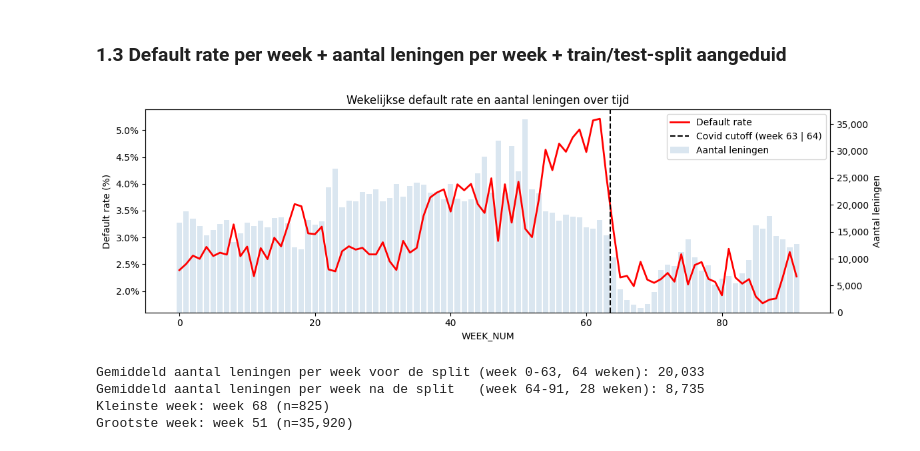
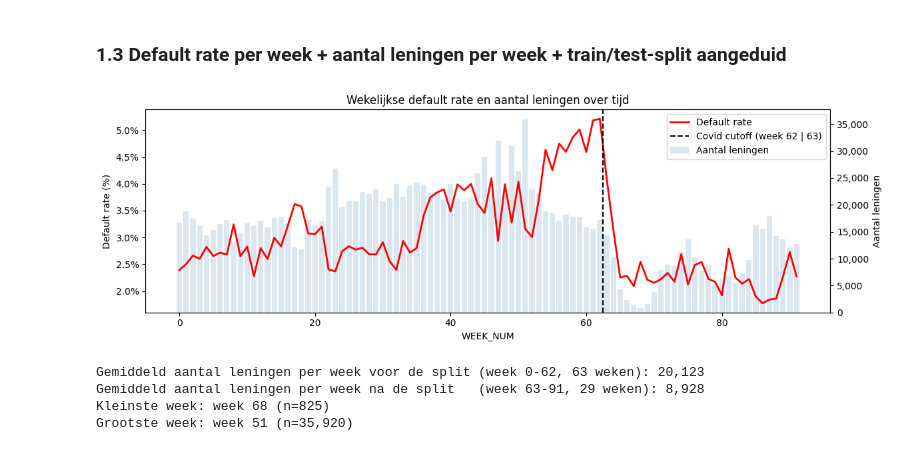
Before and after one commit to Jeanpierre69/casestudy-datamining, a Jupyter notebook: m1_data_understanding.ipynb, the cells around one changed output. Saved outputs shown, nothing was run; the diff lists cells and outputs as text; code cells hidden in the pictures.

```diff
--- a/m1_data_understanding.ipynb
+++ b/m1_data_understanding.ipynb
@@ -116,7 +116,7 @@ missing_table
 ### 1.3 Default rate per week + aantal leningen per week + train/test-split aangeduid
 # %%
 # Weekly default rate en aantal leningen per week (WEEK_NUM), met de train/test-split
-CUTOFF_WEEK = 63  # = laatste trainingsweek (zie m2_data_preparation)
+CUTOFF_WEEK = 62  # = laatste trainingsweek (zie m2_data_preparation)
 
 weekly = (
     df.groupby("WEEK_NUM")["target"]
@@ -145,35 +145,35 @@ ax1.set_zorder(ax2.get_zorder() + 1)
 ax1.patch.set_visible(False)
 
 # Covid cutoff line
 ax1.axvline(CUTOFF_WEEK + 0.5, color="black", linestyle="--", linewidth=1.5,
             zorder=4, label=f"Covid cutoff (week {CUTOFF_WEEK} | {CUTOFF_WEEK + 1})")
 
 # Combined legend
 lines1, labels1 = ax1.get_legend_handles_labels()
 lines2, labels2 = ax2.get_legend_handles_labels()
 ax1.legend(lines1 + lines2, labels1 + labels2, loc="upper right")
 
 fig.tight_layout()
 plt.show()
 
 # Weekvolumes voor en na de split
 pre = weekly[weekly["WEEK_NUM"] <= CUTOFF_WEEK]
 post = weekly[weekly["WEEK_NUM"] > CUTOFF_WEEK]
 
 print(f"Gemiddeld aantal leningen per week voor de split "
       f"(week {pre['WEEK_NUM'].min()}-{pre['WEEK_NUM'].max()}, "
       f"{len(pre)} weken): {pre['n'].mean():,.0f}")
 print(f"Gemiddeld aantal leningen per week na de split   "
       f"(week {post['WEEK_NUM'].min()}-{post['WEEK_NUM'].max()}, "
       f"{len(post)} weken): {post['n'].mean():,.0f}")
 
 smallest = weekly.loc[weekly["n"].idxmin()]
 largest = weekly.loc[weekly["n"].idxmax()]
 print(f"Kleinste week: week {int(smallest['WEEK_NUM'])} (n={int(smallest['n']):,})")
 print(f"Grootste week: week {int(largest['WEEK_NUM'])} (n={int(largest['n']):,})")
 # %% [output]
-[figure, old version]
+[figure, new version]
-Gemiddeld aantal leningen per week voor de split (week 0-63, 64 weken): 20,033
-Gemiddeld aantal leningen per week na de split   (week 64-91, 28 weken): 8,735
+Gemiddeld aantal leningen per week voor de split (week 0-62, 63 weken): 20,123
+Gemiddeld aantal leningen per week na de split   (week 63-91, 29 weken): 8,928
 Kleinste week: week 68 (n=825)
 Grootste week: week 51 (n=35,920)
```
Also changed, not shown: 1 other file.
